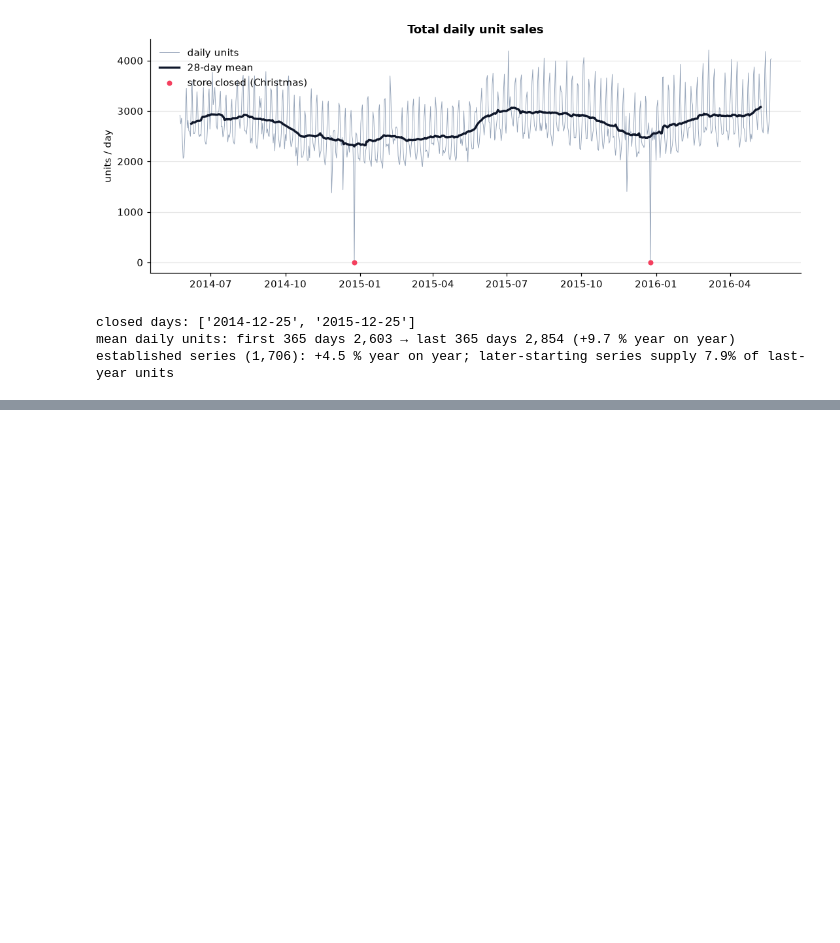
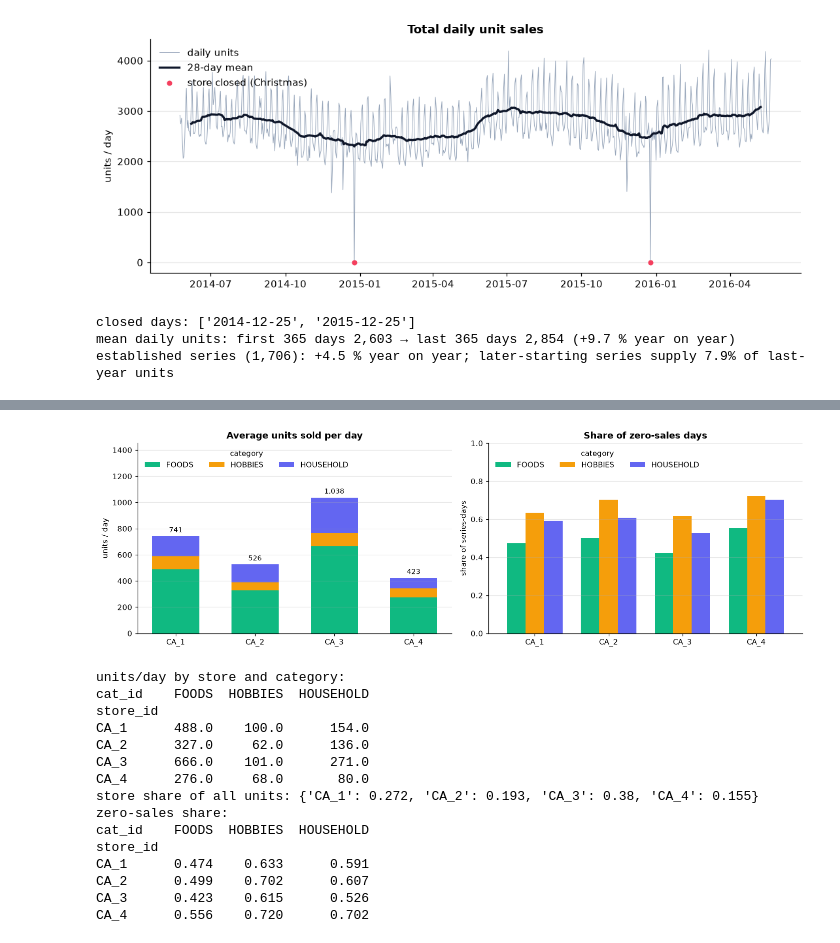
Before and after one commit to Nayeem135/End-to-End-Demand-Forecasting-Intelligent-Inventory-Optimization-Engine, a Jupyter notebook: notebooks/01_eda.ipynb, the cells around one changed output, grey strips where cells are left out. Drawn from its saved outputs; the diff is of its cells as text; code cells hidden in the pictures; blank space fills up the shorter version.

```diff
--- a/notebooks/01_eda.ipynb
+++ b/notebooks/01_eda.ipynb
@@ -394,0 +504,41 @@ Figures for the report: `docs/figures/01_*.png` … `07_*.png`.
+# %%
+store_cat = df.groupby(["store_id", "cat_id", "ds"])["y"].sum().groupby(["store_id", "cat_id"]).mean().unstack()
+zero_sc = df.assign(zero=df["y"].eq(0)).groupby(["store_id", "cat_id"])["zero"].mean().unstack()
+
+fig, (a1, a2) = plt.subplots(1, 2, figsize=(13, 4.2))
+bottom = np.zeros(len(store_cat))
+for cat in store_cat.columns:
+    a1.bar(store_cat.index, store_cat[cat], bottom=bottom, color=COLORS[cat], label=cat, width=0.6)
+    bottom += store_cat[cat].to_numpy()
+for x, total in zip(store_cat.index, bottom):
+    a1.annotate(f"{total:,.0f}", (x, total), ha="center", va="bottom", fontsize=9, xytext=(0, 3), textcoords="offset points")
+a1.set(title="Average units sold per day", ylabel="units / day", ylim=(0, bottom.max() * 1.4))
+a1.legend(title="category", ncol=3, loc="upper left")
+zero_sc.plot.bar(ax=a2, color=[COLORS[c] for c in zero_sc.columns], rot=0, width=0.75)
+a2.set(title="Share of zero-sales days", xlabel="", ylabel="share of series-days", ylim=(0, 1))
+a2.legend(title="category", ncol=3, loc="upper left")
+for ax in (a1, a2):
+    ax.grid(False, axis="x")
+save(fig, "09_store_category")
+plt.show()
+
+print("units/day by store and category:"); print(store_cat.round(0).to_string())
+print("store share of all units:", (store_cat.sum(axis=1) / store_cat.to_numpy().sum()).round(3).to_dict())
+print("zero-sales share:"); print(zero_sc.round(3).to_string())
+# %% [output]
+[figure, added]
+units/day by store and category:
+cat_id    FOODS  HOBBIES  HOUSEHOLD
+store_id
+CA_1      488.0    100.0      154.0
+CA_2      327.0     62.0      136.0
+CA_3      666.0    101.0      271.0
+CA_4      276.0     68.0       80.0
+store share of all units: {'CA_1': 0.272, 'CA_2': 0.193, 'CA_3': 0.38, 'CA_4': 0.155}
+zero-sales share:
+cat_id    FOODS  HOBBIES  HOUSEHOLD
+store_id
+CA_1      0.474    0.633      0.591
+CA_2      0.499    0.702      0.607
+CA_3      0.423    0.615      0.526
+CA_4      0.556    0.720      0.702
```
Also changed, not shown: parts of 26 cells of this notebook, 9 other files.
